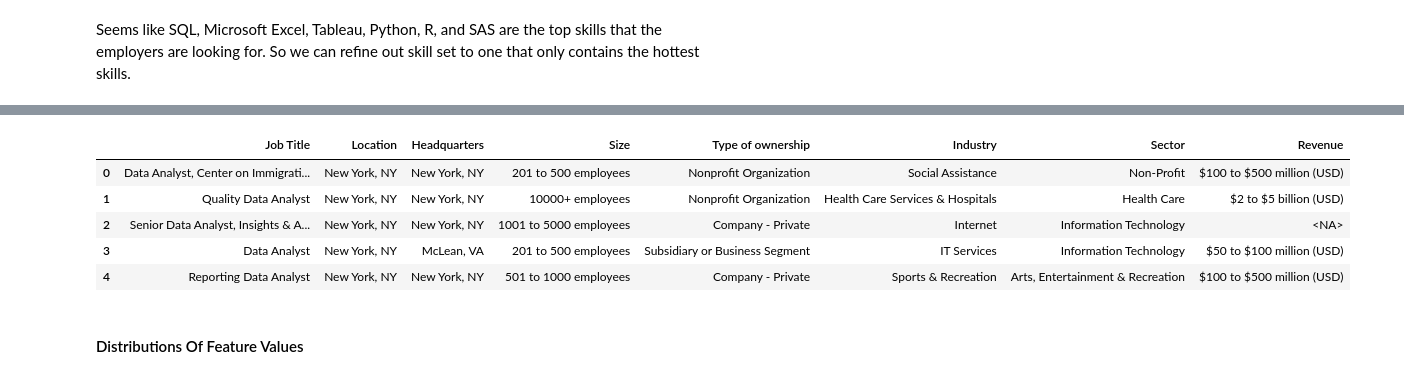
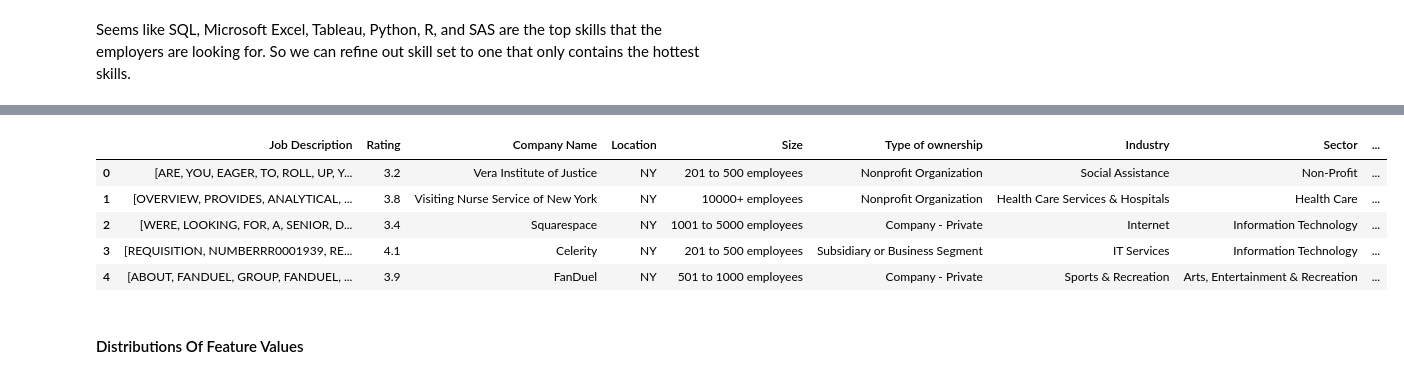
Before and after one commit to abbybby/CapstoneTwo_JobSalaryPrediction, a Jupyter notebook: Data Wrangling/data_wrangling.ipynb, the cells around one changed output, grey strips where cells are left out. Cells and saved outputs as stored; diff of their text form; code cells hidden in the pictures.

Commit message:
Delete rows with more than half missing values & Change some features(eg.Headquarters)

```diff
--- a/Data Wrangling/data_wrangling.ipynb
+++ b/Data Wrangling/data_wrangling.ipynb
@@ -274,0 +437,4 @@ plt.show()
+# %%
+# Keeping only the state names in location
+job_data['Location'] = job_data['Location'].apply(lambda x: x.split(', ')[-1])
+job_data['Location'].value_counts()
@@ -274,0 +468,8 @@ plt.show()
+# %%
+# Keeping only the state names in location
+job_data['Headquarters'] = job_data[~job_data['Headquarters'].isna()]['Headquarters'].apply(lambda x: x.split(', ')[-1])
+# %%
+# Create 'HQ_Same'
+job_data['HQ_Same'] = job_data.apply(lambda x: 1 if x.Location == x.Headquarters else 0,axis =1)
+job_data.drop('Headquarters',axis=1,inplace = True)
+job_data['HQ_Same'].value_counts()
@@ -286,7 +502,7 @@ def findskills(words_list, skillset):
         for word in words_list:
             if word in skillset:
                 result_list.append(word)
-        return (set(result_list))
+        return (list(set(result_list)))
 # %% [markdown]
 To define a fair skill set, we need to find out what technical skills got mentions the most in job descriptions.
 # %%
@@ -349,13 +565,13 @@ job_data['Skills'].value_counts()
 Name: Skills, dtype: int64
 # %%
-job_data.select_dtypes('string').head()
+job_data.head()
 # %% [output]
-|  | Job Title | Location | Headquarters | Size | Type of ownership | Industry | Sector | Revenue |
-| 0 | Data Analyst, Center on Immigrati... | New York, NY | New York, NY | 201 to 500 employees | Nonprofit Organization | Social Assistance | Non-Profit | $100 to $500 million (USD) |
-| 1 | Quality Data Analyst | New York, NY | New York, NY | 10000+ employees | Nonprofit Organization | Health Care Services & Hospitals | Health Care | $2 to $5 billion (USD) |
-| 2 | Senior Data Analyst, Insights & A... | New York, NY | New York, NY | 1001 to 5000 employees | Company - Private | Internet | Information Technology | <NA> |
-| 3 | Data Analyst | New York, NY | McLean, VA | 201 to 500 employees | Subsidiary or Business Segment | IT Services | Information Technology | $50 to $100 million (USD) |
-| 4 | Reporting Data Analyst | New York, NY | New York, NY | 501 to 1000 employees | Company - Private | Sports & Recreation | Arts, Entertainment & Recreation | $100 to $500 million (USD) |
+|  | Job Description | Rating | Company Name | Location | Size | Type of ownership | Industry | Sector | ... |
+| 0 | [ARE, YOU, EAGER, TO, ROLL, UP, Y... | 3.2 | Vera Institute of Justice | NY | 201 to 500 employees | Nonprofit Organization | Social Assistance | Non-Profit | ... |
+| 1 | [OVERVIEW, PROVIDES, ANALYTICAL, ... | 3.8 | Visiting Nurse Service of New York | NY | 10000+ employees | Nonprofit Organization | Health Care Services & Hospitals | Health Care | ... |
+| 2 | [WERE, LOOKING, FOR, A, SENIOR, D... | 3.4 | Squarespace | NY | 1001 to 5000 employees | Company - Private | Internet | Information Technology | ... |
+| 3 | [REQUISITION, NUMBERRR0001939, RE... | 4.1 | Celerity | NY | 201 to 500 employees | Subsidiary or Business Segment | IT Services | Information Technology | ... |
+| 4 | [ABOUT, FANDUEL, GROUP, FANDUEL, ... | 3.9 | FanDuel | NY | 501 to 1000 employees | Company - Private | Sports & Recreation | Arts, Entertainment & Recreation | ... |
 # %% [markdown]
 #### Distributions Of Feature Values
 # %%
```
Also changed, not shown: parts of 44 cells of this notebook.
